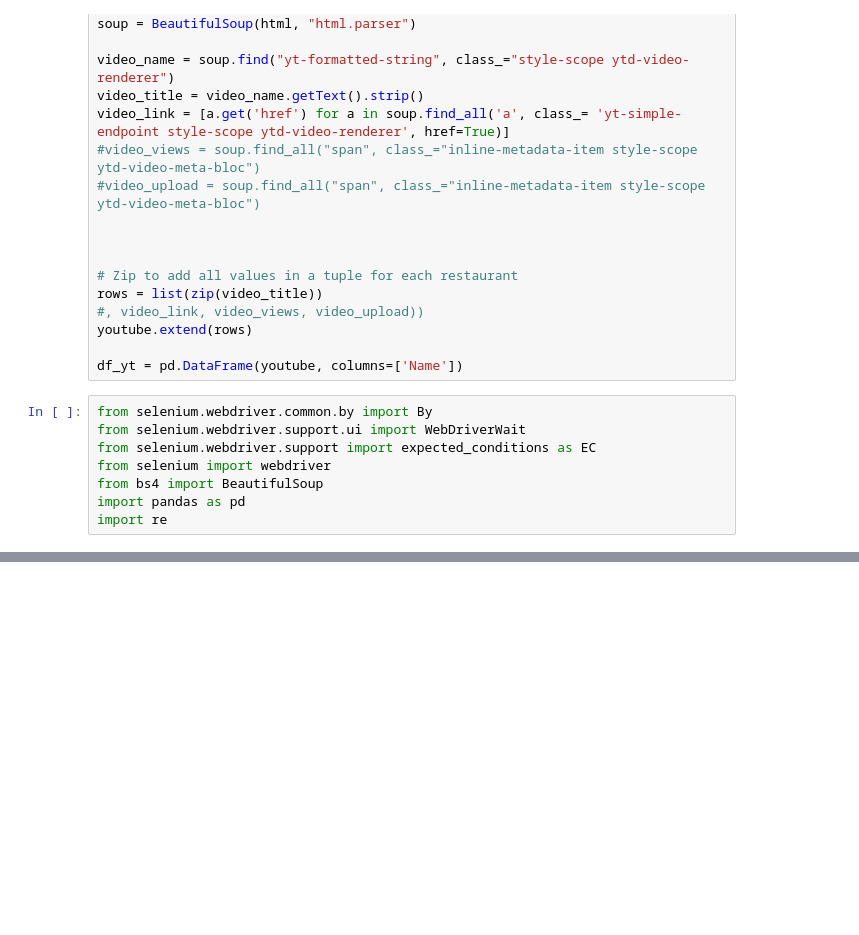
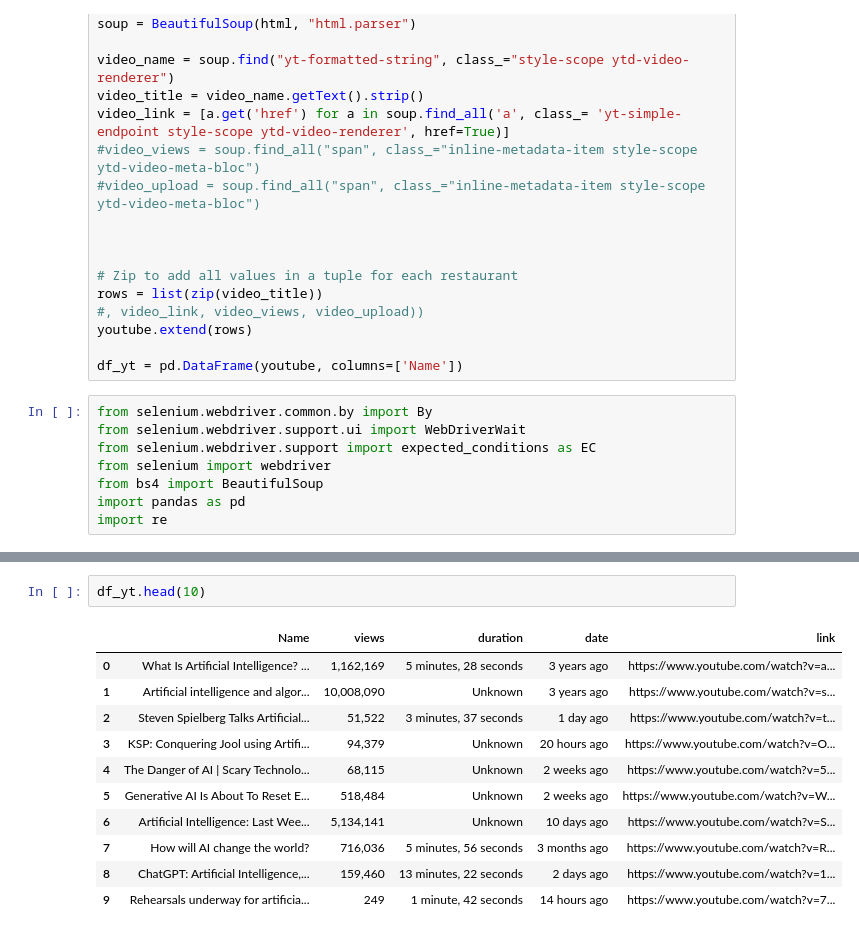
Before and after one commit to TimKuijten/final_project, a Jupyter notebook: webscrape.ipynb, the cells around one changed output, grey strips where cells are left out. Saved outputs shown, nothing was run; the diff lists cells and outputs as text; blank space fills up the shorter version.

```diff
--- a/webscrape.ipynb
+++ b/webscrape.ipynb
@@ -114,2 +144,16 @@ df_yt = pd.DataFrame(rows, columns=['Name', 'views', 'duration', 'date', 'link']
+# %%
+df_yt.head(10)
+# %% [output]
+|  | Name | views | duration | date | link |
+| 0 | What Is Artificial Intelligence? ... | 1,162,169 | 5 minutes, 28 seconds | 3 years ago | https://www.youtube.com/watch?v=a... |
+| 1 | Artificial intelligence and algor... | 10,008,090 | Unknown | 3 years ago | https://www.youtube.com/watch?v=s... |
+| 2 | Steven Spielberg Talks Artificial... | 51,522 | 3 minutes, 37 seconds | 1 day ago | https://www.youtube.com/watch?v=t... |
+| 3 | KSP: Conquering Jool using Artifi... | 94,379 | Unknown | 20 hours ago | https://www.youtube.com/watch?v=O... |
+| 4 | The Danger of AI | Scary Technolo... | 68,115 | Unknown | 2 weeks ago | https://www.youtube.com/watch?v=5... |
+| 5 | Generative AI Is About To Reset E... | 518,484 | Unknown | 2 weeks ago | https://www.youtube.com/watch?v=W... |
+| 6 | Artificial Intelligence: Last Wee... | 5,134,141 | Unknown | 10 days ago | https://www.youtube.com/watch?v=S... |
+| 7 | How will AI change the world? | 716,036 | 5 minutes, 56 seconds | 3 months ago | https://www.youtube.com/watch?v=R... |
+| 8 | ChatGPT: Artificial Intelligence,... | 159,460 | 13 minutes, 22 seconds | 2 days ago | https://www.youtube.com/watch?v=1... |
+| 9 | Rehearsals underway for artificia... | 249 | 1 minute, 42 seconds | 14 hours ago | https://www.youtube.com/watch?v=7... |
 # %%
 # %% [output]
```
Also changed, not shown: parts of 8 cells of this notebook, 1 other file.
